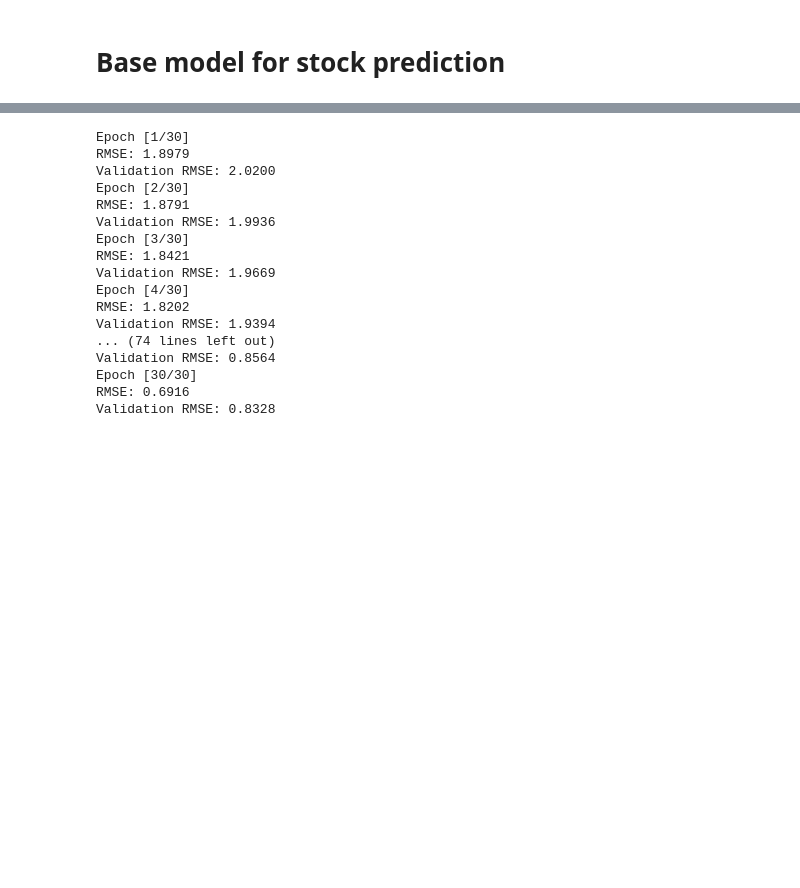
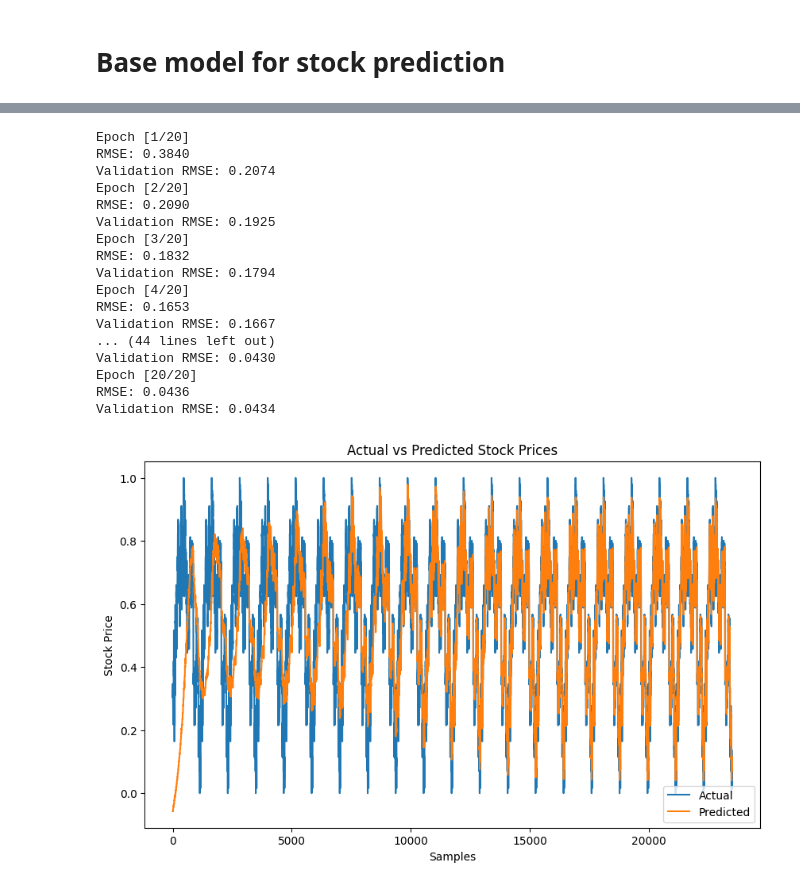
Before and after one commit to EmD4blju/kalman_stock_prediction, a Jupyter notebook: src/app/base_model.ipynb, the cells around one changed output, grey strips where cells are left out. Drawn from its saved outputs; the diff is of its cells as text; code cells hidden in the pictures; blank space fills up the shorter version.

```diff
--- a/src/app/base_model.ipynb
+++ b/src/app/base_model.ipynb
@@ -85,7 +134,7 @@ AMZN_base_model = BaseStockModel(
     id='base_amzn_model',
     ticker='AMZN',
     input_dim=1,
-    hidden_dim=4,
+    hidden_dim=32,
     layer_dim=1,
     output_dim=1
 )
@@ -107,10 +156,17 @@ from torch.utils.data import DataLoader
 import torch
 import numpy as np
 
-AMZN_train_data_loader = DataLoader(AMZN_train_dataset, batch_size=16, shuffle=True)
-AMZN_validation_data_loader = DataLoader(AMZN_validation_dataset, batch_size=10, shuffle=True)
 
-epochs = 30
+AMZN_train_data_loader = DataLoader(AMZN_train_dataset, batch_size=16, shuffle=False)
+AMZN_validation_data_loader = DataLoader(AMZN_validation_dataset, batch_size=10, shuffle=False)
+
+
+train_rmse_list = []
+val_rmse_list = []
+
+predictions = []
+actuals = []
+epochs = 20
 
 for epoch in range(epochs):
     # Training loop
@@ -118,44 +174,64 @@ for epoch in range(epochs):
     train_loss = 0
     for X,y in AMZN_train_data_loader:
         optimizer.zero_grad()
-        X, y = X.reshape(-1,3,1), y.reshape(-1,1) # Adjust for t
+        X, y = X.reshape(-1,timesteps_lookback,1), y.reshape(-1,1) # Adjust for t
         outputs, _ = AMZN_base_model(X)
         loss = loss_function(outputs, y)
         loss.backward()
         optimizer.step()
 
         train_loss += loss.item()
+        predictions.extend(outputs.detach().numpy().flatten())
+        actuals.extend(y.numpy().flatten())
 
     # Validation loop
     AMZN_base_model.eval()
     val_loss = 0
     with torch.no_grad():
         for X,y in AMZN_validation_data_loader:
-            X, y = X.reshape(-1,3,1), y.reshape(-1,1)
+            X, y = X.reshape(-1,timesteps_lookback,1), y.reshape(-1,1)
             outputs, _ = AMZN_base_model(X)
             val_loss += loss_function(outputs, y).item()
 
     train_rmse = np.sqrt(train_loss / len(AMZN_train_data_loader))
     val_rmse = np.sqrt(val_loss / len(AMZN_validation_data_loader))
 
+    train_rmse_list.append(train_rmse)
+    val_rmse_list.append(val_rmse)
+
     print(f'Epoch [{epoch+1}/{epochs}]')
     print(f'RMSE: {train_rmse:.4f}')
     print(f'Validation RMSE: {val_rmse:.4f}')
 # %% [output]
-Epoch [1/30]
-RMSE: 1.8979
-Validation RMSE: 2.0200
-Epoch [2/30]
-RMSE: 1.8791
-Validation RMSE: 1.9936
-Epoch [3/30]
-RMSE: 1.8421
-Validation RMSE: 1.9669
-Epoch [4/30]
-RMSE: 1.8202
-Validation RMSE: 1.9394
-... (74 lines left out)
-Validation RMSE: 0.8564
-Epoch [30/30]
-RMSE: 0.6916
-Validation RMSE: 0.8328
+Epoch [1/20]
+RMSE: 0.3840
+Validation RMSE: 0.2074
+Epoch [2/20]
+RMSE: 0.2090
+Validation RMSE: 0.1925
+Epoch [3/20]
+RMSE: 0.1832
+Validation RMSE: 0.1794
+Epoch [4/20]
+RMSE: 0.1653
+Validation RMSE: 0.1667
+... (44 lines left out)
+Validation RMSE: 0.0430
+Epoch [20/20]
+RMSE: 0.0436
+Validation RMSE: 0.0434
+# %%
+import matplotlib.pyplot as plt
+import seaborn as sns
+import numpy as np
+
+plt.figure(figsize=(10, 6))
+sns.lineplot(x=range(len(actuals)), y=actuals, label='Actual')
+sns.lineplot(x=range(len(predictions)), y=predictions, label='Predicted')
+plt.xlabel('Samples')
+plt.ylabel('Stock Price')
+plt.title('Actual vs Predicted Stock Prices')
+plt.legend()
+plt.show()
+# %% [output]
+[figure, added]
```
Also changed, not shown: parts of 11 cells of this notebook, 6 other files.
